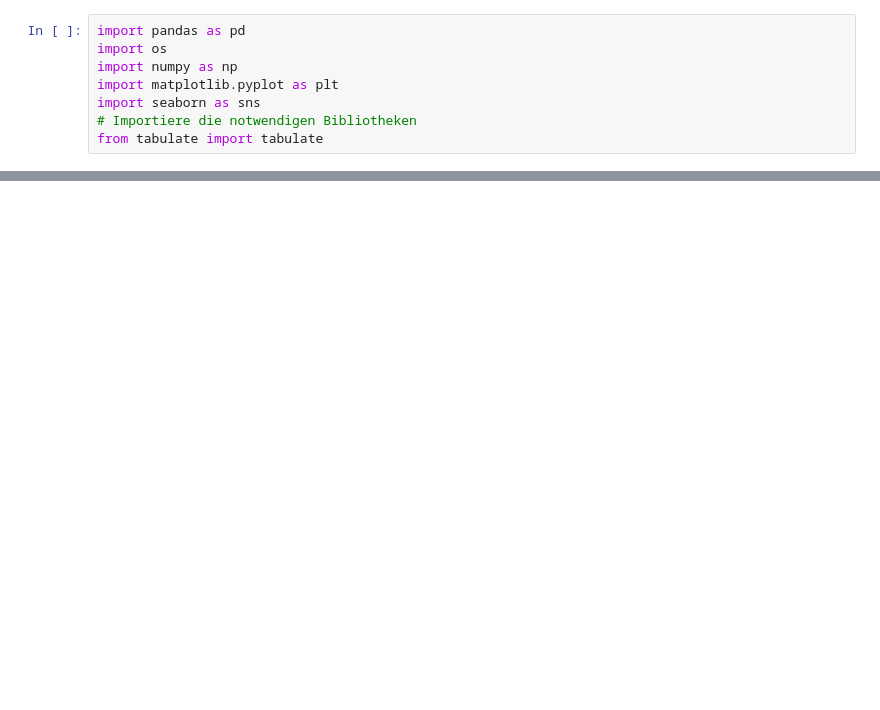
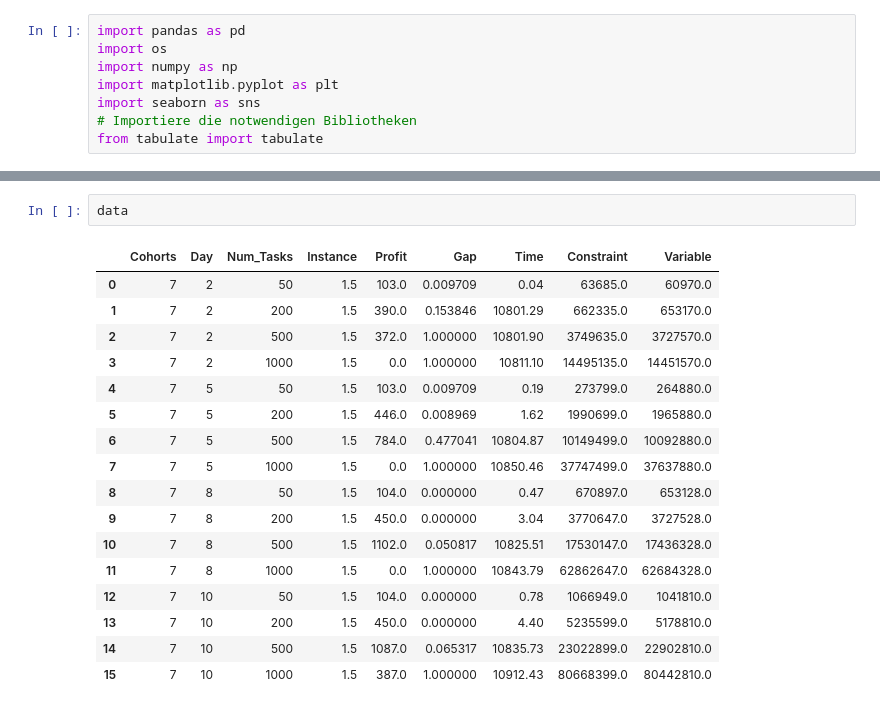
Before and after one commit to MxHbm/IM_Challenge, a Jupyter notebook: Code/MIP_Approach/auswertung_main.ipynb, the cells around one changed output, grey strips where cells are left out. Cells and saved outputs as stored; diff of their text form; blank space fills up the shorter version.

```diff
--- a/Code/MIP_Approach/auswertung_main.ipynb
+++ b/Code/MIP_Approach/auswertung_main.ipynb
@@ -144,0 +145,20 @@ plt.show()
+# %%
+data
+# %% [output]
+|  | Cohorts | Day | Num_Tasks | Instance | Profit | Gap | Time | Constraint | Variable |
+| 0 | 7 | 2 | 50 | 1.5 | 103.0 | 0.009709 | 0.04 | 63685.0 | 60970.0 |
+| 1 | 7 | 2 | 200 | 1.5 | 390.0 | 0.153846 | 10801.29 | 662335.0 | 653170.0 |
+| 2 | 7 | 2 | 500 | 1.5 | 372.0 | 1.000000 | 10801.90 | 3749635.0 | 3727570.0 |
+| 3 | 7 | 2 | 1000 | 1.5 | 0.0 | 1.000000 | 10811.10 | 14495135.0 | 14451570.0 |
+| 4 | 7 | 5 | 50 | 1.5 | 103.0 | 0.009709 | 0.19 | 273799.0 | 264880.0 |
+| 5 | 7 | 5 | 200 | 1.5 | 446.0 | 0.008969 | 1.62 | 1990699.0 | 1965880.0 |
+| 6 | 7 | 5 | 500 | 1.5 | 784.0 | 0.477041 | 10804.87 | 10149499.0 | 10092880.0 |
+| 7 | 7 | 5 | 1000 | 1.5 | 0.0 | 1.000000 | 10850.46 | 37747499.0 | 37637880.0 |
+| 8 | 7 | 8 | 50 | 1.5 | 104.0 | 0.000000 | 0.47 | 670897.0 | 653128.0 |
+| 9 | 7 | 8 | 200 | 1.5 | 450.0 | 0.000000 | 3.04 | 3770647.0 | 3727528.0 |
+| 10 | 7 | 8 | 500 | 1.5 | 1102.0 | 0.050817 | 10825.51 | 17530147.0 | 17436328.0 |
+| 11 | 7 | 8 | 1000 | 1.5 | 0.0 | 1.000000 | 10843.79 | 62862647.0 | 62684328.0 |
+| 12 | 7 | 10 | 50 | 1.5 | 104.0 | 0.000000 | 0.78 | 1066949.0 | 1041810.0 |
+| 13 | 7 | 10 | 200 | 1.5 | 450.0 | 0.000000 | 4.40 | 5235599.0 | 5178810.0 |
+| 14 | 7 | 10 | 500 | 1.5 | 1087.0 | 0.065317 | 10835.73 | 23022899.0 | 22902810.0 |
+| 15 | 7 | 10 | 1000 | 1.5 | 387.0 | 1.000000 | 10912.43 | 80668399.0 | 80442810.0 |
```
Also changed, not shown: parts of 3 cells of this notebook, 2 other files.
